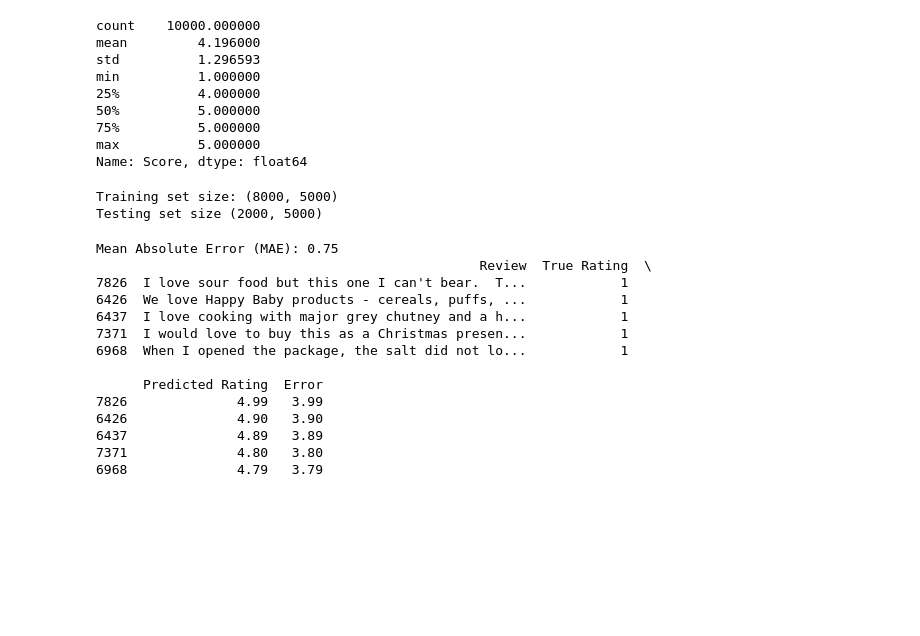
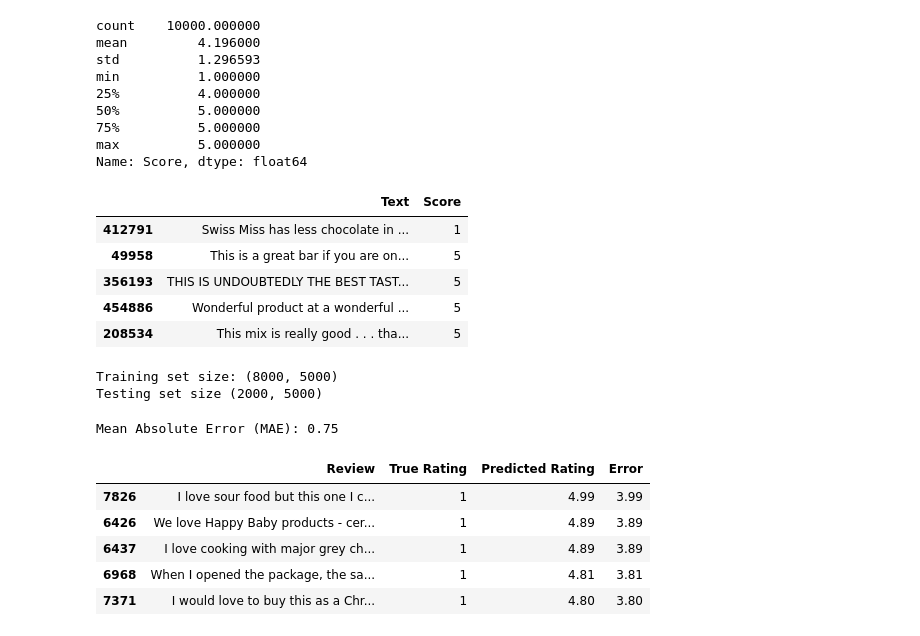
Before and after one commit to GGabriel007/Module_6, a Jupyter notebook: Module6.ipynb, the cells around one changed output. Saved outputs shown, nothing was run; the diff lists cells and outputs as text; code cells hidden in the pictures; blank space fills up the shorter version.

```diff
--- a/Module6.ipynb
+++ b/Module6.ipynb
@@ -79,6 +85,15 @@ min          1.000000
 75%          5.000000
 max          5.000000
 Name: Score, dtype: float64
+# %%
+df[['Text', 'Score']].sample(5)
+# %% [output]
+|  | Text | Score |
+| 412791 | Swiss Miss has less chocolate in ... | 1 |
+| 49958 | This is a great bar if you are on... | 5 |
+| 356193 | THIS IS UNDOUBTEDLY THE BEST TAST... | 5 |
+| 454886 | Wonderful product at a wonderful ... | 5 |
+| 208534 | This mix is really good . . . tha... | 5 |
 # %%
 # Select the review text and star ratings
 X = df_subset['Text']
@@ -99,44 +114,37 @@ Testing set size (2000, 5000)
 # %%
 # Train a Random Forest Regressor
 model = RandomForestRegressor(random_state=42)
 model.fit(X_train, y_train)
 
 # Make predictions on the test set
 y_pred = model.predict(X_test)
 
 # Evaluate the model
 mae = mean_absolute_error(y_test, y_pred)
 print(f"Mean Absolute Error (MAE): {mae:.2f}")
 
 # Identify 5 samples where the model made significant errors
 errors = abs(y_test - y_pred)  # Absolute error for each prediction
 
 # Create a DataFrame to store the results
 error_df = pd.DataFrame({
     'Review': df_subset.loc[y_test.index, 'Text'],  # Use y_test.index to align with the test set
     'True Rating': y_test,
     'Predicted Rating': y_pred,
     'Error': errors
 })
 
 # Sort by error and select the top 5 worst predictions
 worst_predictions = error_df.sort_values(by='Error', ascending=False).head(5)
-print(worst_predictions[['Review', 'True Rating', 'Predicted Rating', 'Error']])
+worst_predictions[['Review', 'True Rating', 'Predicted Rating', 'Error']]
 # %% [output]
 Mean Absolute Error (MAE): 0.75
-                                                 Review  True Rating  \
-7826  I love sour food but this one I can't bear.  T...            1
-6426  We love Happy Baby products - cereals, puffs, ...            1
-6437  I love cooking with major grey chutney and a h...            1
-7371  I would love to buy this as a Christmas presen...            1
-6968  When I opened the package, the salt did not lo...            1
-
-      Predicted Rating  Error
-7826              4.99   3.99
-6426              4.90   3.90
-6437              4.89   3.89
-7371              4.80   3.80
-6968              4.79   3.79
+|  | Review | True Rating | Predicted Rating | Error |
+| 7826 | I love sour food but this one I c... | 1 | 4.99 | 3.99 |
+| 6426 | We love Happy Baby products - cer... | 1 | 4.89 | 3.89 |
+| 6437 | I love cooking with major grey ch... | 1 | 4.89 | 3.89 |
+| 6968 | When I opened the package, the sa... | 1 | 4.81 | 3.81 |
+| 7371 | I would love to buy this as a Chr... | 1 | 4.80 | 3.80 |
 # %%
 # Plot True Ratings vs Predicted Ratings
 plt.figure(figsize=(8, 6))
```
Also changed, not shown: parts of 3 cells of this notebook.
